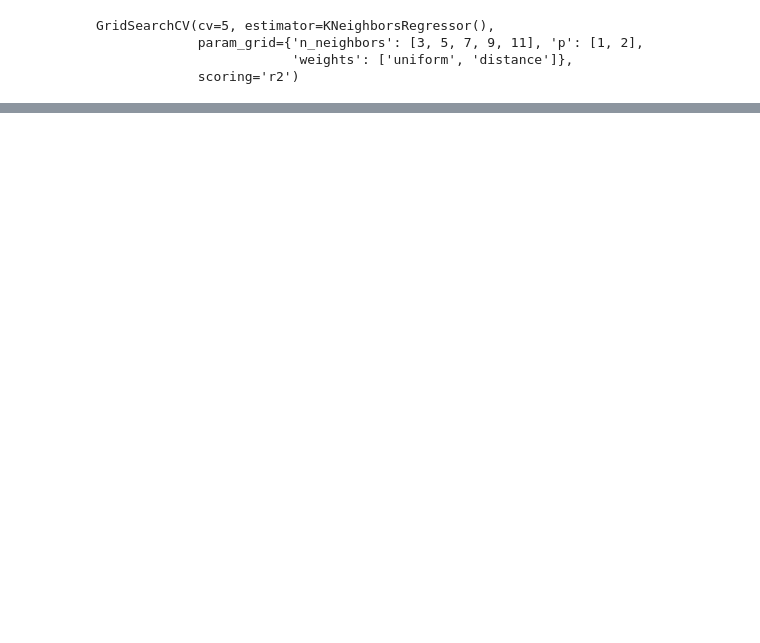
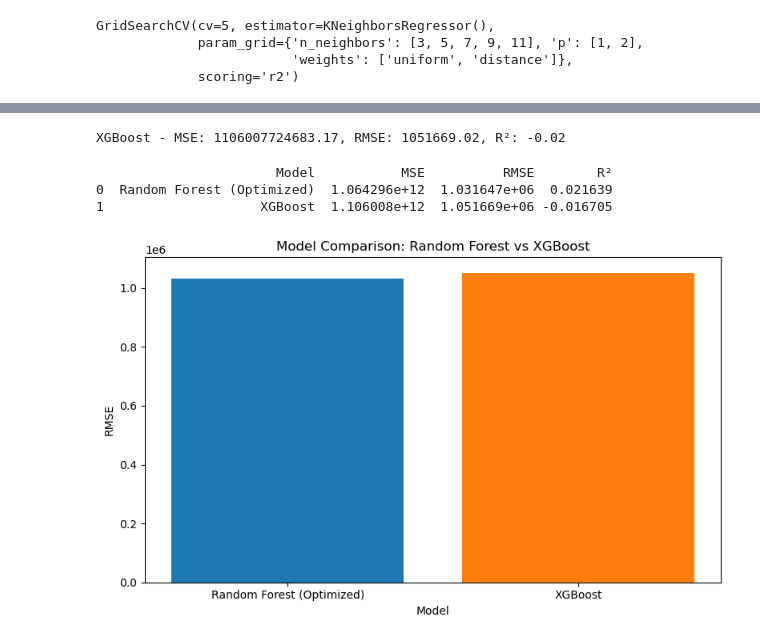
Before and after one commit to afif103/AI-ML-Portfolio, a Jupyter notebook: ML/Week3_ML_Intro.ipynb, the cells around one changed output, grey strips where cells are left out. Saved outputs shown, nothing was run; the diff lists cells and outputs as text; code cells hidden in the pictures; blank space fills up the shorter version.

```diff
--- a/ML/Week3_ML_Intro.ipynb
+++ b/ML/Week3_ML_Intro.ipynb
@@ -364,0 +396,39 @@ plt.savefig('random_forest_feature_importance.png')
+# %%
+# Train XGBoost
+xgb = XGBRegressor(random_state=42, n_estimators=100, max_depth=5)
+xgb.fit(X_train, y_train)
+xgb_y_pred = xgb.predict(X_test)
+# %%
+# Evaluate
+xgb_mse = mean_squared_error(y_test, xgb_y_pred )
+xgb_rmse = np.sqrt(xgb_mse)
+xgb_r2 = r2_score(y_test, xgb_y_pred)
+print(f"XGBoost - MSE: {xgb_mse:.2f}, RMSE: {xgb_rmse:.2f}, R²: {xgb_r2:.2f}")
+# %% [output]
+XGBoost - MSE: 1106007724683.17, RMSE: 1051669.02, R²: -0.02
+# %%
+# Comparison table
+results_rfr_xgb = pd.DataFrame({
+    'Model': ['Random Forest (Optimized)', 'XGBoost'],
+    'MSE': [rfr_mse_best, xgb_mse],
+    'RMSE': [rfr_rmse_best, xgb_rmse],
+    'R²': [rfr_r2_best, xgb_r2]
+})
+print(results_rfr_xgb)
+# %% [output]
+                       Model           MSE          RMSE        R²
+0  Random Forest (Optimized)  1.064296e+12  1.031647e+06  0.021639
+1                    XGBoost  1.106008e+12  1.051669e+06 -0.016705
+# %%
+# Bar chart for RMSE
+plt.figure(figsize=(8, 5))
+plt.bar(results_rfr_xgb['Model'], results_rfr_xgb['RMSE'], color=['#1f77b4', '#ff7f0e'])  # Blue, orange for visibility
+plt.xlabel('Model')
+plt.ylabel('RMSE')
+
+plt.title('Model Comparison: Random Forest vs XGBoost')
+plt.tight_layout()
+plt.savefig('model_comparison.png')
+plt.show()
+# %% [output]
+[figure, added]
```
Also changed, not shown: parts of 31 cells of this notebook, 8 other files.
